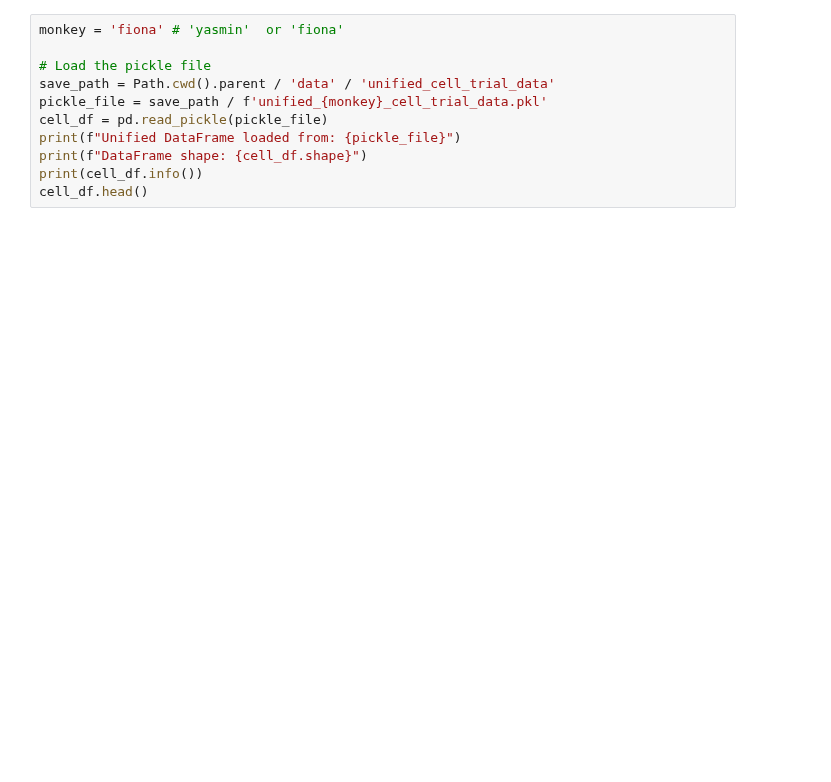
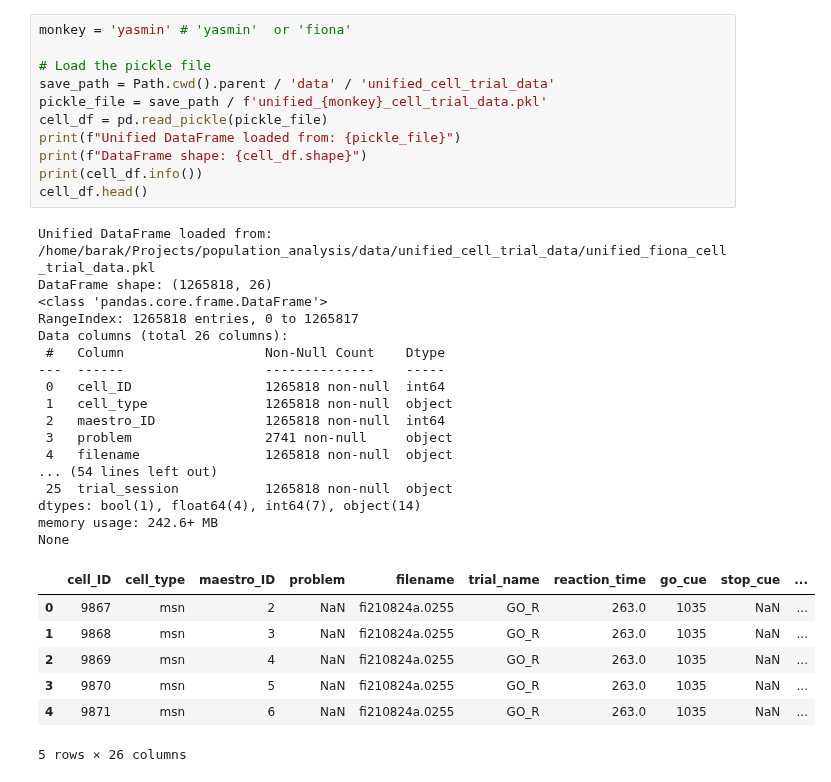
Before and after one commit to barrackHa/Population-Analysis, a Jupyter notebook: exploratory_data_analysis/cell_db_eda.ipynb, the cells around one changed output. Drawn from its saved outputs; the diff is of its cells as text; blank space fills up the shorter version.

Commit message:
cell eda

```diff
--- a/exploratory_data_analysis/cell_db_eda.ipynb
+++ b/exploratory_data_analysis/cell_db_eda.ipynb
@@ -28,11 +35,36 @@ hv.opts.defaults(
 # %%
-monkey = 'fiona' # 'yasmin'  or 'fiona'
+monkey = 'yasmin' # 'yasmin'  or 'fiona'
 
 # Load the pickle file
 save_path = Path.cwd().parent / 'data' / 'unified_cell_trial_data'
 pickle_file = save_path / f'unified_{monkey}_cell_trial_data.pkl'
 cell_df = pd.read_pickle(pickle_file)
 print(f"Unified DataFrame loaded from: {pickle_file}")
 print(f"DataFrame shape: {cell_df.shape}")
 print(cell_df.info())
 cell_df.head()
+# %% [output]
+Unified DataFrame loaded from: /home/barak/Projects/population_analysis/data/unified_cell_trial_data/unified_fiona_cell_trial_data.pkl
+DataFrame shape: (1265818, 26)
+<class 'pandas.core.frame.DataFrame'>
+RangeIndex: 1265818 entries, 0 to 1265817
+Data columns (total 26 columns):
+ #   Column                  Non-Null Count    Dtype
+---  ------                  --------------    -----
+ 0   cell_ID                 1265818 non-null  int64
+ 1   cell_type               1265818 non-null  object
+ 2   maestro_ID              1265818 non-null  int64
+ 3   problem                 2741 non-null     object
+ 4   filename                1265818 non-null  object
+... (54 lines left out)
+ 25  trial_session           1265818 non-null  object
+dtypes: bool(1), float64(4), int64(7), object(14)
+memory usage: 242.6+ MB
+None
+|  | cell_ID | cell_type | maestro_ID | problem | filename | trial_name | reaction_time | go_cue | stop_cue | ... |
+| 0 | 9867 | msn | 2 | NaN | fi210824a.0255 | GO_R | 263.0 | 1035 | NaN | ... |
+| 1 | 9868 | msn | 3 | NaN | fi210824a.0255 | GO_R | 263.0 | 1035 | NaN | ... |
+| 2 | 9869 | msn | 4 | NaN | fi210824a.0255 | GO_R | 263.0 | 1035 | NaN | ... |
+| 3 | 9870 | msn | 5 | NaN | fi210824a.0255 | GO_R | 263.0 | 1035 | NaN | ... |
+| 4 | 9871 | msn | 6 | NaN | fi210824a.0255 | GO_R | 263.0 | 1035 | NaN | ... |
+5 rows × 26 columns
```
Also changed, not shown: parts of 15 cells of this notebook, 1 other file.
